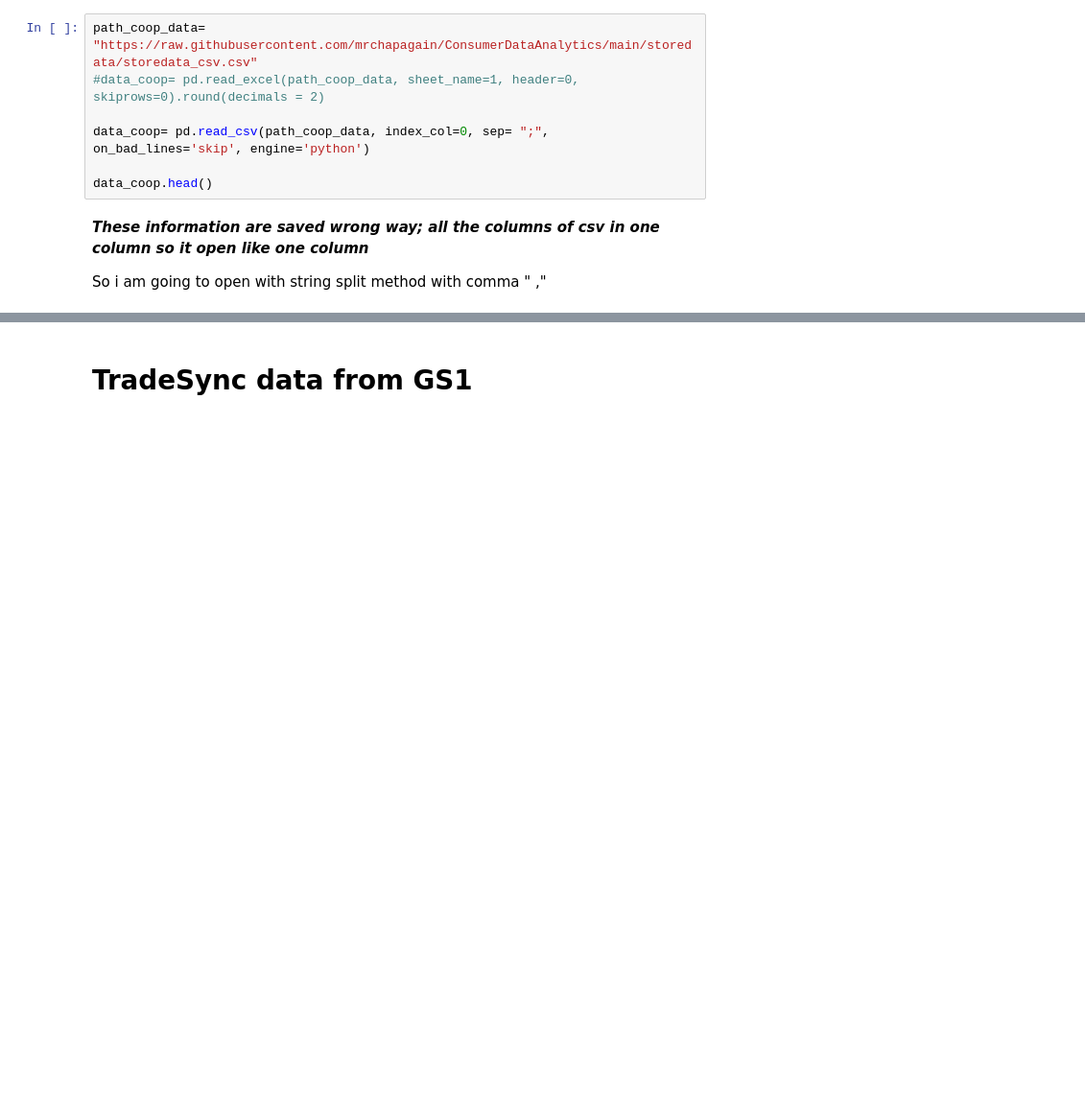
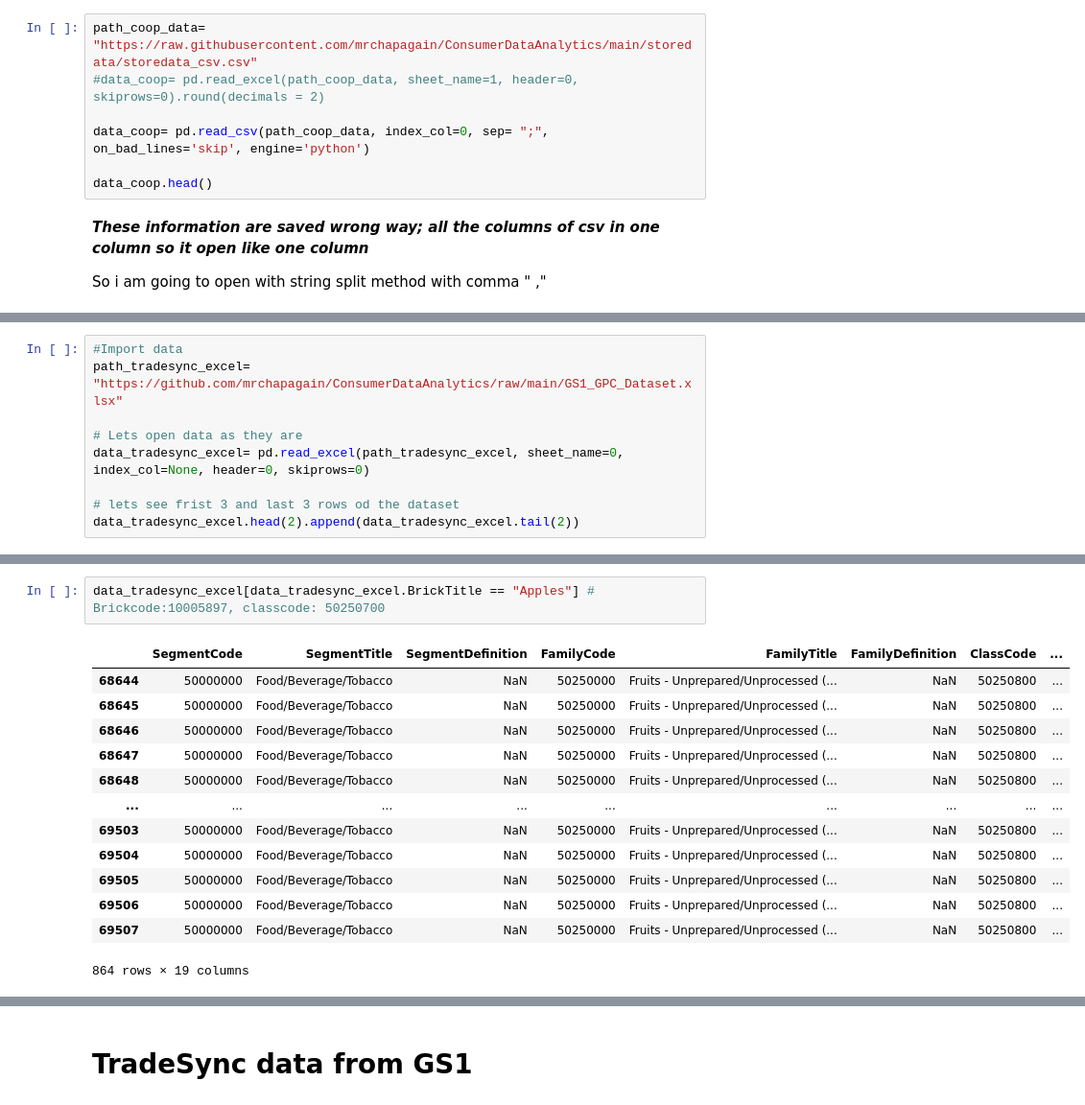
Before and after one commit to mrchapagain/ConsumerDataAnalytics, a Jupyter notebook: Data_Exploration.ipynb, the cells around one changed output, grey strips where cells are left out. Shown at 96% size. Cells and saved outputs as stored; diff of their text form; blank space fills up the shorter version.

```diff
--- a/Data_Exploration.ipynb
+++ b/Data_Exploration.ipynb
@@ -461,0 +450,9 @@ So i am going to open with string split method with comma " ,"
+# %%
+#Import data
+path_tradesync_excel= "https://github.com/mrchapagain/ConsumerDataAnalytics/raw/main/GS1_GPC_Dataset.xlsx"
+
+# Lets open data as they are
+data_tradesync_excel= pd.read_excel(path_tradesync_excel, sheet_name=0, index_col=None, header=0, skiprows=0)
+
+# lets see frist 3 and last 3 rows od the dataset
+data_tradesync_excel.head(2).append(data_tradesync_excel.tail(2))
@@ -461,0 +500,16 @@ So i am going to open with string split method with comma " ,"
+# %%
+data_tradesync_excel[data_tradesync_excel.BrickTitle == "Apples"] # Brickcode:10005897, classcode: 50250700
+# %% [output]
+|  | SegmentCode | SegmentTitle | SegmentDefinition | FamilyCode | FamilyTitle | FamilyDefinition | ClassCode | ... |
+| 68644 | 50000000 | Food/Beverage/Tobacco | NaN | 50250000 | Fruits - Unprepared/Unprocessed (... | NaN | 50250800 | ... |
+| 68645 | 50000000 | Food/Beverage/Tobacco | NaN | 50250000 | Fruits - Unprepared/Unprocessed (... | NaN | 50250800 | ... |
+| 68646 | 50000000 | Food/Beverage/Tobacco | NaN | 50250000 | Fruits - Unprepared/Unprocessed (... | NaN | 50250800 | ... |
+| 68647 | 50000000 | Food/Beverage/Tobacco | NaN | 50250000 | Fruits - Unprepared/Unprocessed (... | NaN | 50250800 | ... |
+| 68648 | 50000000 | Food/Beverage/Tobacco | NaN | 50250000 | Fruits - Unprepared/Unprocessed (... | NaN | 50250800 | ... |
+| ... | ... | ... | ... | ... | ... | ... | ... | ... |
+| 69503 | 50000000 | Food/Beverage/Tobacco | NaN | 50250000 | Fruits - Unprepared/Unprocessed (... | NaN | 50250800 | ... |
+| 69504 | 50000000 | Food/Beverage/Tobacco | NaN | 50250000 | Fruits - Unprepared/Unprocessed (... | NaN | 50250800 | ... |
+| 69505 | 50000000 | Food/Beverage/Tobacco | NaN | 50250000 | Fruits - Unprepared/Unprocessed (... | NaN | 50250800 | ... |
+| 69506 | 50000000 | Food/Beverage/Tobacco | NaN | 50250000 | Fruits - Unprepared/Unprocessed (... | NaN | 50250800 | ... |
+| 69507 | 50000000 | Food/Beverage/Tobacco | NaN | 50250000 | Fruits - Unprepared/Unprocessed (... | NaN | 50250800 | ... |
+864 rows × 19 columns
```
Also changed, not shown: parts of 14 cells of this notebook.
